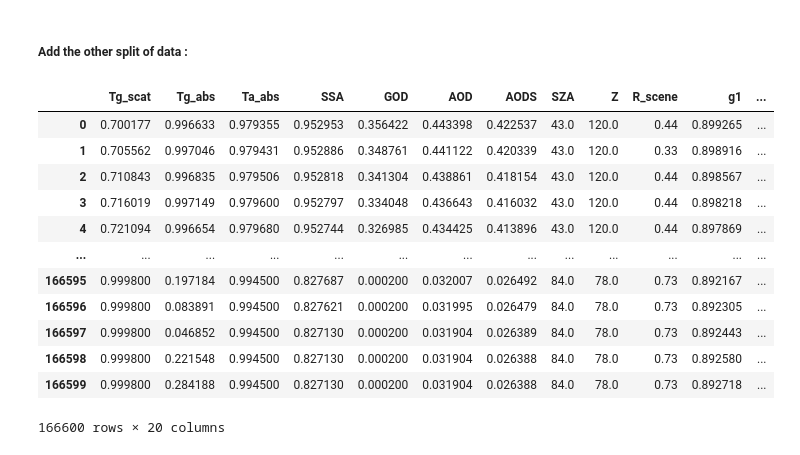
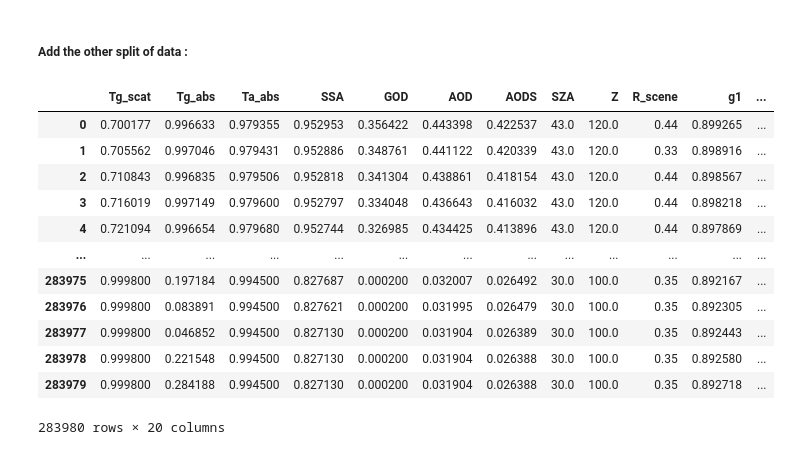
Before and after one commit to firasayarii/EOS_CESBIO, a Jupyter notebook: data_augmentation/data_augmetation.ipynb, the cells around one changed output. Saved outputs shown, nothing was run; the diff lists cells and outputs as text; code cells hidden in the pictures.

```diff
--- a/data_augmentation/data_augmetation.ipynb
+++ b/data_augmentation/data_augmetation.ipynb
@@ -78,10 +57,3 @@ def calculate_alpha(Tg_abs,Ta_abs,delta_g_scat,delta_a_scat,BOA_RT,Mg,Ma):
     denominator=(delta_g_scat * Mg) + (delta_a_scat * Ma) / 3
     alpha= numerator / denominator
     return alpha
-# %%
-m2['alpha'] = m2.apply(lambda row: calculate_alpha(row['Tg_abs'],row['Ta_abs'],row['GOD'],row['AODS'],row['BOA_RT'],row['mprime_g'],row['mprime_a']), axis=1)
-m3['alpha'] = m3.apply(lambda row: calculate_alpha(row['Tg_abs'],row['Ta_abs'],row['GOD'],row['AODS'],row['BOA_RT'],row['mprime_g'],row['mprime_a']), axis=1)
-m4['alpha'] = m4.apply(lambda row: calculate_alpha(row['Tg_abs'],row['Ta_abs'],row['GOD'],row['AODS'],row['BOA_RT'],row['mprime_g'],row['mprime_a']), axis=1)
-m5['alpha'] = m5.apply(lambda row: calculate_alpha(row['Tg_abs'],row['Ta_abs'],row['GOD'],row['AODS'],row['BOA_RT'],row['mprime_g'],row['mprime_a']), axis=1)
-m6['alpha'] = m6.apply(lambda row: calculate_alpha(row['Tg_abs'],row['Ta_abs'],row['GOD'],row['AODS'],row['BOA_RT'],row['mprime_g'],row['mprime_a']), axis=1)
-m7['alpha'] = m7.apply(lambda row: calculate_alpha(row['Tg_abs'],row['Ta_abs'],row['GOD'],row['AODS'],row['BOA_RT'],row['mprime_g'],row['mprime_a']), axis=1)
@@ -101,8 +93,13 @@ m4_vi=m4.iloc[:190]
 m5_vi=m5.iloc[:190]
 m6_vi=m6.iloc[:190]
 m7_vi=m7.iloc[:190]
+m8_vi=m8.iloc[:190]
+m9_vi=m9.iloc[:190]
+m10_vi=m10.iloc[:190]
+m11_vi=m11.iloc[:190]
+m12_vi=m12.iloc[:190]
 # %%
-m=pd.concat([m1_vi,m2_vi,m3_vi,m4_vi,m5_vi,m6_vi,m7_vi],ignore_index=True)
+m=pd.concat([m1_vi,m2_vi,m3_vi,m4_vi,m5_vi,m6_vi,m7_vi,m8_vi,m9_vi,m10_vi,m11_vi,m12_vi],ignore_index=True)
 m
 # %% [output]
 |  | Tg_scat | Tg_abs | Ta_abs | SSA | GOD | AOD | AODS | SZA | Z | R_scene | g1 | ... |
@@ -188,20 +181,25 @@ m4_li=m4.iloc[190:]
 m5_li=m5.iloc[190:]
 m6_li=m6.iloc[190:]
 m7_li=m7.iloc[190:]
+m8_li=m8.iloc[190:]
+m9_li=m9.iloc[190:]
+m10_li=m10.iloc[190:]
+m11_li=m11.iloc[190:]
+m12_li=m12.iloc[190:]
 # %%
-X=pd.concat([X,m1_li,m2_li,m3_li,m4_li,m5_li,m6_li,m7_li],ignore_index=True)
+X=pd.concat([X,m1_li,m2_li,m3_li,m4_li,m5_li,m6_li,m7_li,m8_li,m9_li,m12_li],ignore_index=True)
 X
 # %% [output]
 |  | Tg_scat | Tg_abs | Ta_abs | SSA | GOD | AOD | AODS | SZA | Z | R_scene | g1 | ... |
 | 0 | 0.700177 | 0.996633 | 0.979355 | 0.952953 | 0.356422 | 0.443398 | 0.422537 | 43.0 | 120.0 | 0.44 | 0.899265 | ... |
 | 1 | 0.705562 | 0.997046 | 0.979431 | 0.952886 | 0.348761 | 0.441122 | 0.420339 | 43.0 | 120.0 | 0.33 | 0.898916 | ... |
 | 2 | 0.710843 | 0.996835 | 0.979506 | 0.952818 | 0.341304 | 0.438861 | 0.418154 | 43.0 | 120.0 | 0.44 | 0.898567 | ... |
 | 3 | 0.716019 | 0.997149 | 0.979600 | 0.952797 | 0.334048 | 0.436643 | 0.416032 | 43.0 | 120.0 | 0.44 | 0.898218 | ... |
 | 4 | 0.721094 | 0.996654 | 0.979680 | 0.952744 | 0.326985 | 0.434425 | 0.413896 | 43.0 | 120.0 | 0.44 | 0.897869 | ... |
 | ... | ... | ... | ... | ... | ... | ... | ... | ... | ... | ... | ... | ... |
-| 166595 | 0.999800 | 0.197184 | 0.994500 | 0.827687 | 0.000200 | 0.032007 | 0.026492 | 84.0 | 78.0 | 0.73 | 0.892167 | ... |
-| 166596 | 0.999800 | 0.083891 | 0.994500 | 0.827621 | 0.000200 | 0.031995 | 0.026479 | 84.0 | 78.0 | 0.73 | 0.892305 | ... |
-| 166597 | 0.999800 | 0.046852 | 0.994500 | 0.827130 | 0.000200 | 0.031904 | 0.026389 | 84.0 | 78.0 | 0.73 | 0.892443 | ... |
-| 166598 | 0.999800 | 0.221548 | 0.994500 | 0.827130 | 0.000200 | 0.031904 | 0.026388 | 84.0 | 78.0 | 0.73 | 0.892580 | ... |
-| 166599 | 0.999800 | 0.284188 | 0.994500 | 0.827130 | 0.000200 | 0.031904 | 0.026388 | 84.0 | 78.0 | 0.73 | 0.892718 | ... |
+| 283975 | 0.999800 | 0.197184 | 0.994500 | 0.827687 | 0.000200 | 0.032007 | 0.026492 | 30.0 | 100.0 | 0.35 | 0.892167 | ... |
+| 283976 | 0.999800 | 0.083891 | 0.994500 | 0.827621 | 0.000200 | 0.031995 | 0.026479 | 30.0 | 100.0 | 0.35 | 0.892305 | ... |
+| 283977 | 0.999800 | 0.046852 | 0.994500 | 0.827130 | 0.000200 | 0.031904 | 0.026389 | 30.0 | 100.0 | 0.35 | 0.892443 | ... |
+| 283978 | 0.999800 | 0.221548 | 0.994500 | 0.827130 | 0.000200 | 0.031904 | 0.026388 | 30.0 | 100.0 | 0.35 | 0.892580 | ... |
+| 283979 | 0.999800 | 0.284188 | 0.994500 | 0.827130 | 0.000200 | 0.031904 | 0.026388 | 30.0 | 100.0 | 0.35 | 0.892718 | ... |
-166600 rows × 20 columns
+283980 rows × 20 columns
```
Also changed, not shown: parts of 28 cells of this notebook, 14 other files.
